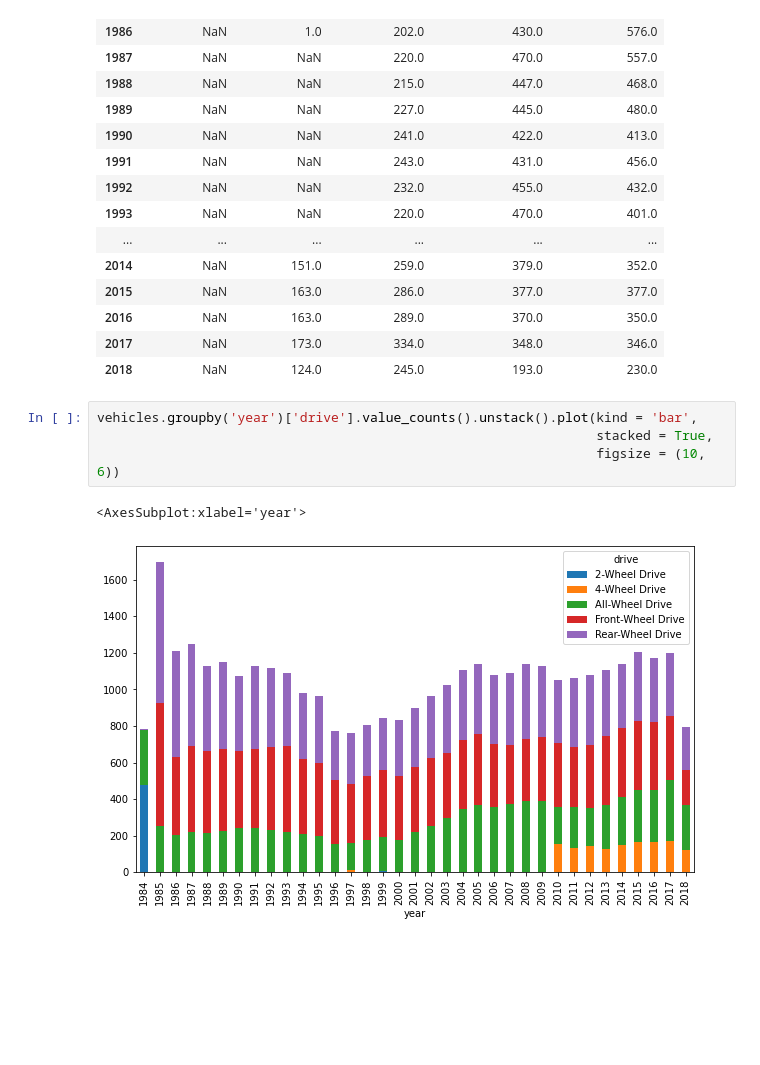
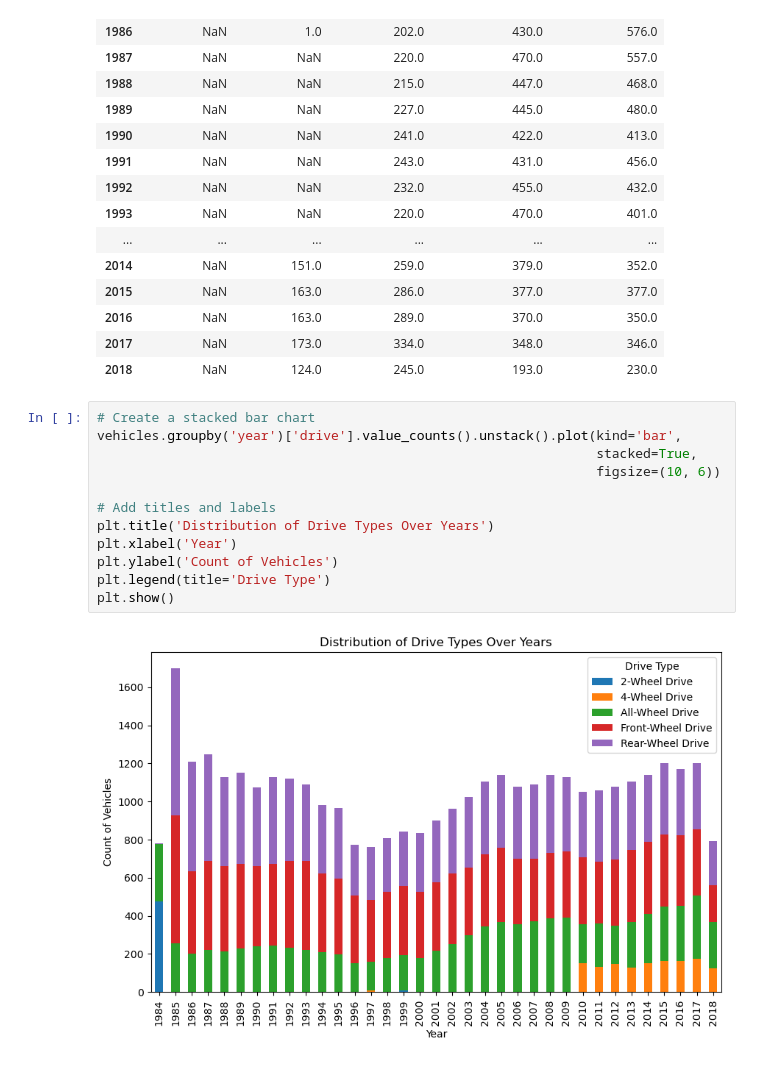
Before and after one commit to Minhhoang2606/Machine-learning-with-Python-Foundations, a Jupyter notebook: 03/03_04e.ipynb, the cells around one changed output. Drawn from its saved outputs; the diff is of its cells as text; blank space fills up the shorter version.

```diff
--- a/03/03_04e.ipynb
+++ b/03/03_04e.ipynb
@@ -121,10 +121,17 @@ vehicles.groupby('year')['drive'].value_counts().unstack()
 | 2016 | NaN | 163.0 | 289.0 | 370.0 | 350.0 |
 | 2017 | NaN | 173.0 | 334.0 | 348.0 | 346.0 |
 | 2018 | NaN | 124.0 | 245.0 | 193.0 | 230.0 |
-# %%
-vehicles.groupby('year')['drive'].value_counts().unstack().plot(kind = 'bar',
-                                                                stacked = True,
-                                                                figsize = (10, 6))
-# %% [output]
-<AxesSubplot:xlabel='year'>
-[figure, removed]
+# %%
+# Create a stacked bar chart
+vehicles.groupby('year')['drive'].value_counts().unstack().plot(kind='bar',
+                                                                stacked=True,
+                                                                figsize=(10, 6))
+
+# Add titles and labels
+plt.title('Distribution of Drive Types Over Years')
+plt.xlabel('Year')
+plt.ylabel('Count of Vehicles')
+plt.legend(title='Drive Type')
+plt.show()
+# %% [output]
+[figure, added]
```
